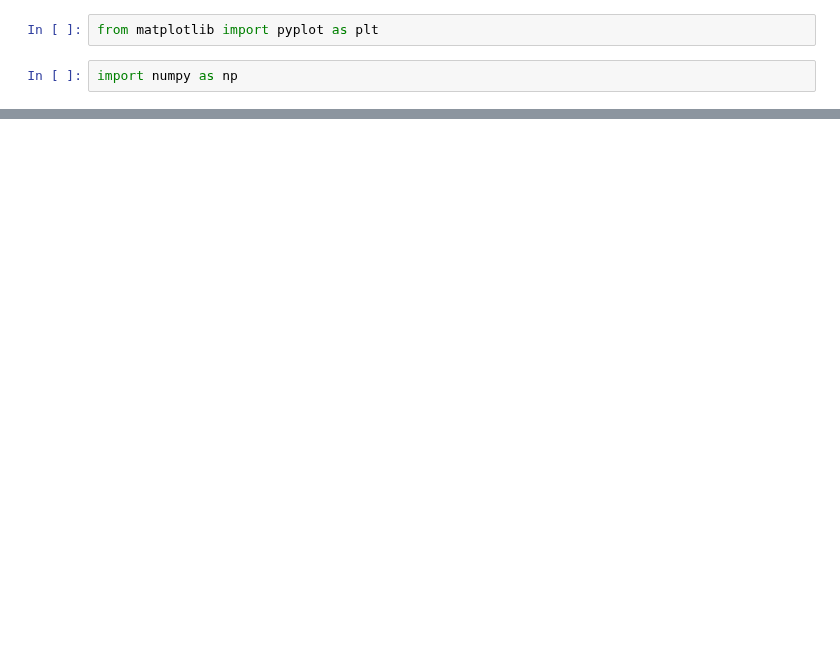
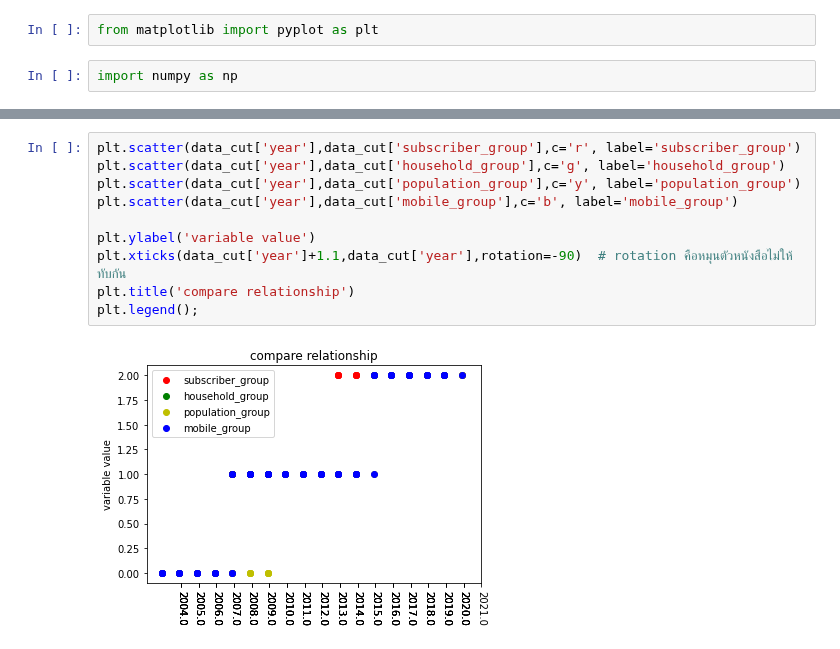
Before and after one commit to mintra-tippayaratsontorn/DWDM21, a Jupyter notebook: Project_DWDM.ipynb, the cells around one changed output, grey strips where cells are left out. Drawn from its saved outputs; the diff is of its cells as text; blank space fills up the shorter version.

```diff
--- a/Project_DWDM.ipynb
+++ b/Project_DWDM.ipynb
@@ -716,0 +713,12 @@ plt.show()
+# %%
+plt.scatter(data_cut['year'],data_cut['subscriber_group'],c='r', label='subscriber_group')
+plt.scatter(data_cut['year'],data_cut['household_group'],c='g', label='household_group')
+plt.scatter(data_cut['year'],data_cut['population_group'],c='y', label='population_group')
+plt.scatter(data_cut['year'],data_cut['mobile_group'],c='b', label='mobile_group')
+
+plt.ylabel('variable value')
+plt.xticks(data_cut['year']+1.1,data_cut['year'],rotation=-90)  # rotation คือหมุนตัวหนังสือไม่ให้ทับกัน
+plt.title('compare relationship')
+plt.legend();
+# %% [output]
+[figure, added]
```
Also changed, not shown: parts of 13 cells of this notebook.
